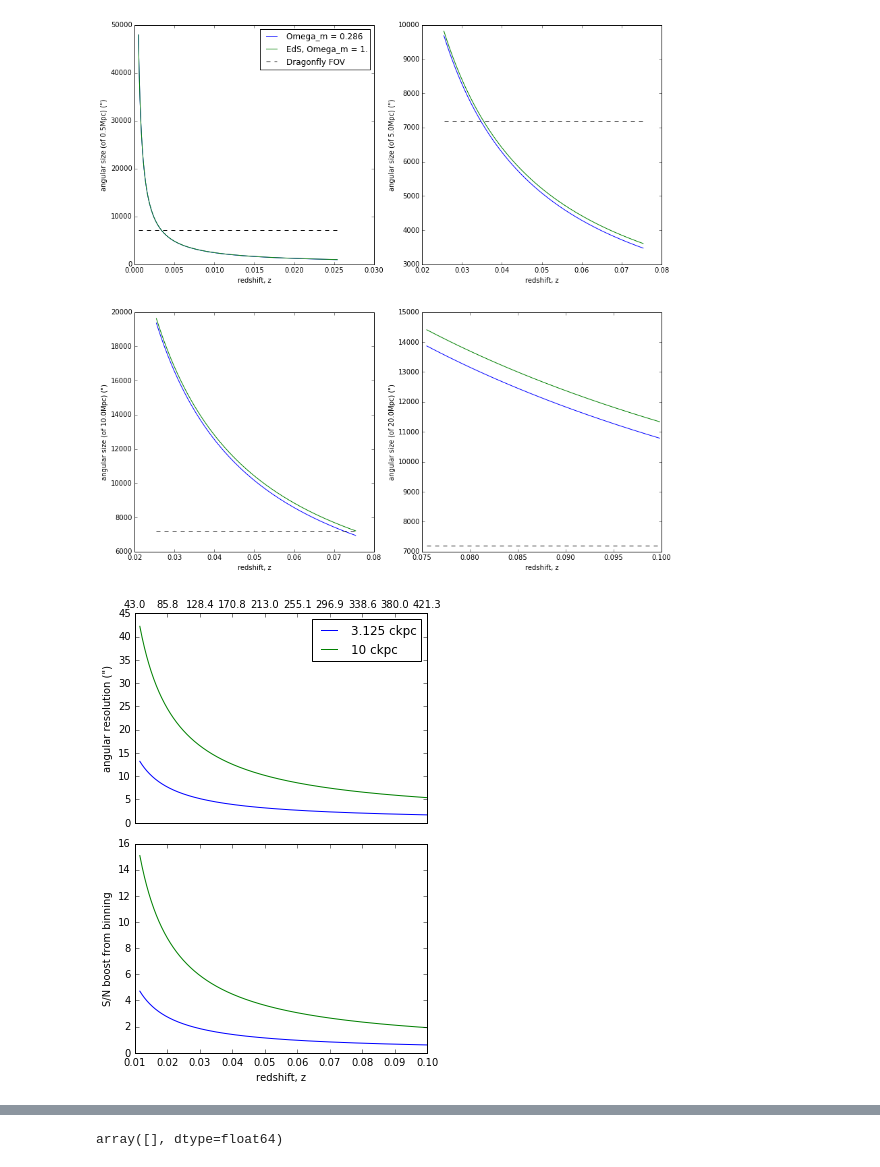
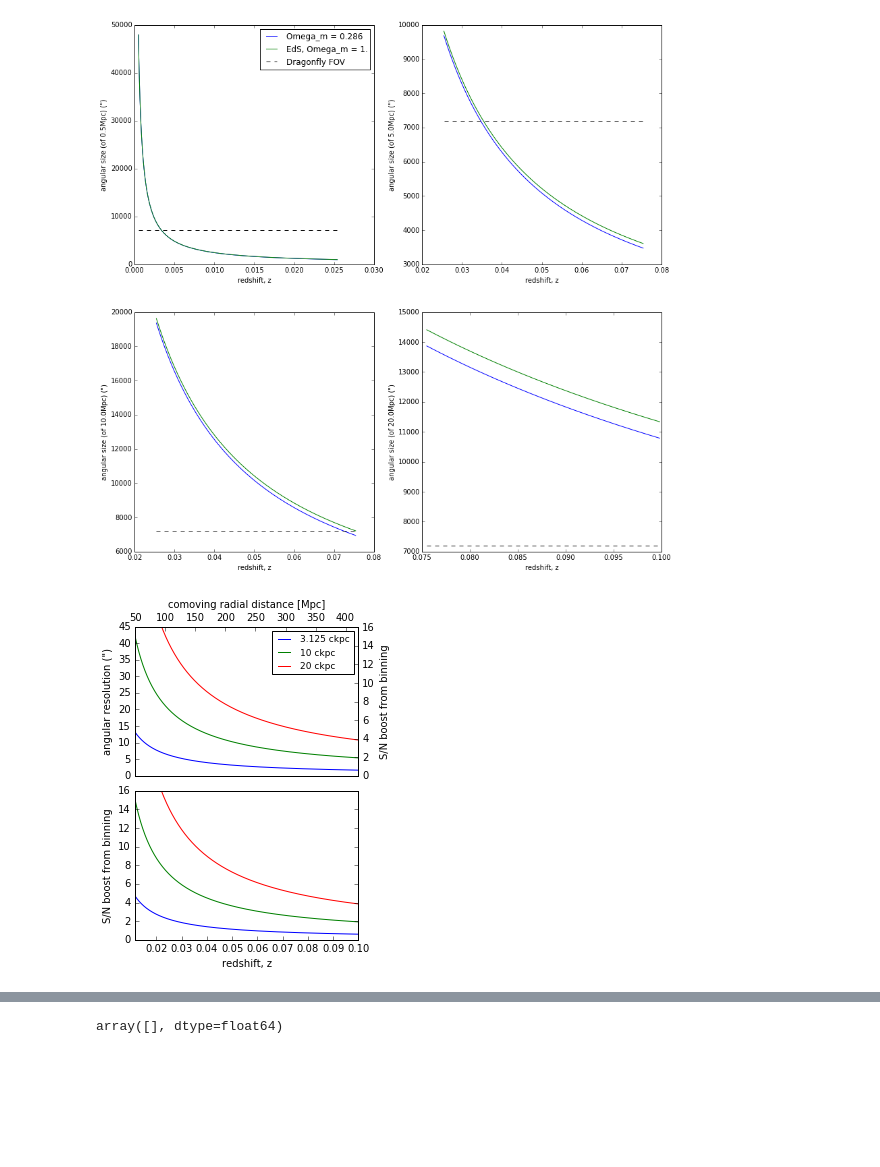
Before and after one commit to lokhorst/HalphaScripts, a Jupyter notebook: CosmologyCalculator.ipynb, the cells around one changed output, grey strips where cells are left out. Cells and saved outputs as stored; diff of their text form; code cells hidden in the pictures; blank space fills up the shorter version.

Commit message:
tweaking of plots; added in the half stellar mass radius into the profile plots

```diff
--- a/CosmologyCalculator.ipynb
+++ b/CosmologyCalculator.ipynb
@@ -287,35 +287,48 @@ for z in z_array:
     kpc_DA[i],DCMR_Mpc[i] = CalcConstants(z,newversion=True)  # can set to whatever cosmology (use with Omega_m = 0.286)
     i = i +1
 # %%
-f, (ax1,ax2) = plt.subplots(2, 1,figsize=(5,7))
+f, (ax1,ax2) = plt.subplots(2, 1,figsize=(4,6))
 ## try it for the base resolution of the simulation, 0.003125 Mpc
 
 #f, (ax1) = plt.subplots(1, 1,figsize=(10,10))
 size_kpc = 3.125
 size_Mpc = size_kpc/1000.
 first = 0
 second = 300
-ax1.plot(z_array,size_kpc/kpc_DA,label='3.125 ckpc')  # 5000kpc/(__kpc/")
-ax1.plot(z_array,10./kpc_DA,label='10 ckpc')  # 5000kpc/(__kpc/")
+ax1.plot(DCMR_Mpc,size_kpc/kpc_DA,label='3.125 ckpc')  # 5000kpc/(__kpc/")
+ax1.plot(DCMR_Mpc,10./kpc_DA,label='10 ckpc')  # 5000kpc/(__kpc/")
+ax1.plot(DCMR_Mpc,20./kpc_DA,label='20 ckpc')  # 5000kpc/(__kpc/")
 #ax1.plot([z[first],z[second]],[7200.,7200.],'k--',label='Dragonfly FOV')
-ax1.set_xlabel('redshift, z')
 ax1.set_ylabel('angular resolution (")')
-ax1.legend()
-ax1.set_xticklabels(['%.1f'%DCMR_Mpc2[0],'%.1f'%DCMR_Mpc2[100],'%.1f'%DCMR_Mpc2[200],\
-                     '%.1f'%DCMR_Mpc2[300],'%.1f'%DCMR_Mpc2[400],'%.1f'%DCMR_Mpc2[500],\
-                     '%.1f'%DCMR_Mpc2[600],'%.1f'%DCMR_Mpc2[700],\
-                     '%.1f'%DCMR_Mpc2[800],'%.1f'%DCMR_Mpc2[900]])
-ax1.set_xlabel('')
+ax1.legend(fontsize=9)
+#ax1.set_xticklabels(['%.1f'%DCMR_Mpc2[0],'%.1f'%DCMR_Mpc2[100],'%.1f'%DCMR_Mpc2[200],\
+#                     '%.1f'%DCMR_Mpc2[300],'%.1f'%DCMR_Mpc2[400],'%.1f'%DCMR_Mpc2[500],\
+#                     '%.1f'%DCMR_Mpc2[600],'%.1f'%DCMR_Mpc2[700],\
+#                     '%.1f'%DCMR_Mpc2[800],'%.1f'%DCMR_Mpc2[900]])
 ax1.xaxis.set_ticks_position('top')
+ax1.xaxis.set_label_position('top')
+ax1.set_xlabel('comoving radial distance [Mpc]')
+ax1.set_xlim(DCMR_Mpc[0],DCMR_Mpc[-1])
+ax1.set_ylim(0,45)
+#ax1.grid(linestyle=':')
+ax3 = ax1.twinx()
+ax3.set_ylabel('S/N boost from binning')
+ax3.set_ylim(0,45./2.8)
+
 
 ax2.plot(z_array,(3.125/kpc_DA)/2.8,label='3.125 ckpc')
 ax2.plot(z_array,(10/kpc_DA)/2.8,label='10 ckpc')
+ax2.plot(z_array,(20./kpc_DA)/2.8,label='20 ckpc')  # 5000kpc/(__kpc/")
 ax2.set_xlabel('redshift, z')
 ax2.set_ylabel('S/N boost from binning')
 #ax2.legend()
+ax2.set_xlim(z_array[0],z_array[-1])
+ax2.xaxis.set_ticks_position('bottom')
+ax2.set_ylim(0,16)
+#ax2.grid(linestyle=':')
 
-f.subplots_adjust( hspace = 0, top=.85)
-plt.tight_layout()
-#plt.savefig('extract_FOV_and_cutout_galaxies_halphaprofiles.png')
+f.subplots_adjust( hspace = 0.1, top=.85)
+#plt.tight_layout()
+plt.savefig('CosmologyCalculator_resvsredshift.png')
 # %% [output]
-[figure, old version]
+[figure, new version]
```
Also changed, not shown: parts of 2 cells of this notebook, 1 other file.
